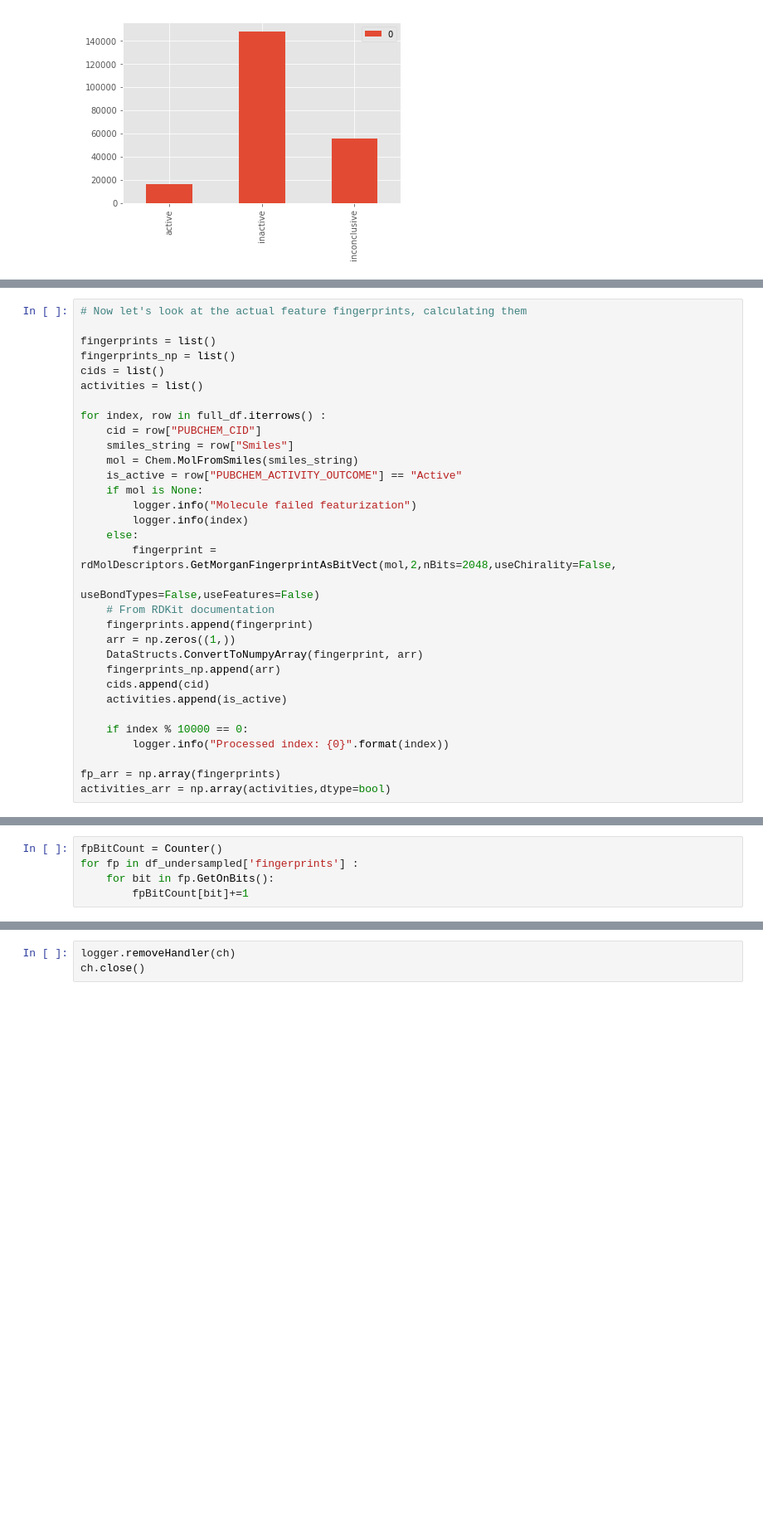
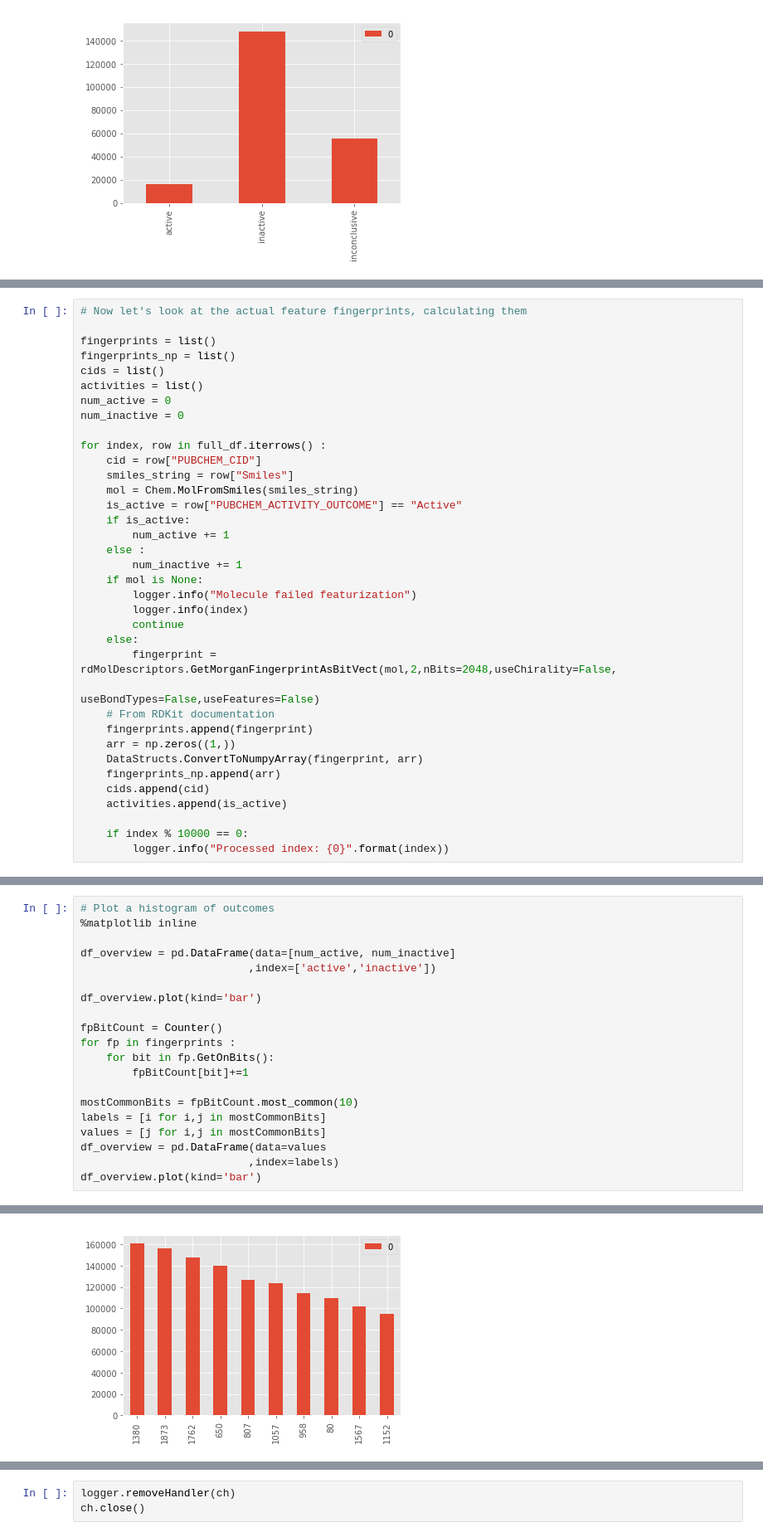
Before and after one commit to LRParser/pubchem-sklearn, a Jupyter notebook: pubchem_exploratory_analysis.ipynb, the cells around one changed output, grey strips where cells are left out. Shown at 83% size. Drawn from its saved outputs; the diff is of its cells as text; blank space fills up the shorter version.

```diff
--- a/pubchem_exploratory_analysis.ipynb
+++ b/pubchem_exploratory_analysis.ipynb
@@ -126,15 +127,22 @@ fingerprints = list()
 fingerprints_np = list()
 cids = list()
 activities = list()
+num_active = 0
+num_inactive = 0
 
 for index, row in full_df.iterrows() :
     cid = row["PUBCHEM_CID"]
     smiles_string = row["Smiles"]
     mol = Chem.MolFromSmiles(smiles_string)
     is_active = row["PUBCHEM_ACTIVITY_OUTCOME"] == "Active"
+    if is_active:
+        num_active += 1
+    else :
+        num_inactive += 1
     if mol is None:
         logger.info("Molecule failed featurization")
         logger.info(index)
+        continue
     else:
         fingerprint = rdMolDescriptors.GetMorganFingerprintAsBitVect(mol,2,nBits=2048,useChirality=False,
                                                                      useBondTypes=False,useFeatures=False)
@@ -148,7 +156,4 @@ for index, row in full_df.iterrows() :
 
     if index % 10000 == 0:
         logger.info("Processed index: {0}".format(index))
-
-fp_arr = np.array(fingerprints)
-activities_arr = np.array(activities,dtype=bool)
 # %% [output]
@@ -188,5 +176,0 @@ NameError: name 'activities' is not defined
-# %%
-fpBitCount = Counter()
-for fp in df_undersampled['fingerprints'] :
-    for bit in fp.GetOnBits():
-        fpBitCount[bit]+=1
@@ -192,0 +181,21 @@ for fp in df_undersampled['fingerprints'] :
+# %%
+# Plot a histogram of outcomes
+%matplotlib inline
+
+df_overview = pd.DataFrame(data=[num_active, num_inactive]
+                          ,index=['active','inactive'])
+
+df_overview.plot(kind='bar')
+
+fpBitCount = Counter()
+for fp in fingerprints :
+    for bit in fp.GetOnBits():
+        fpBitCount[bit]+=1
+
+mostCommonBits = fpBitCount.most_common(10)
+labels = [i for i,j in mostCommonBits]
+values = [j for i,j in mostCommonBits]
+df_overview = pd.DataFrame(data=values
+                          ,index=labels)
+df_overview.plot(kind='bar')
+# %% [output]
@@ -192,0 +204 @@ for fp in df_undersampled['fingerprints'] :
+[figure, added]
```
Also changed, not shown: parts of 15 cells of this notebook, 14 other files.
